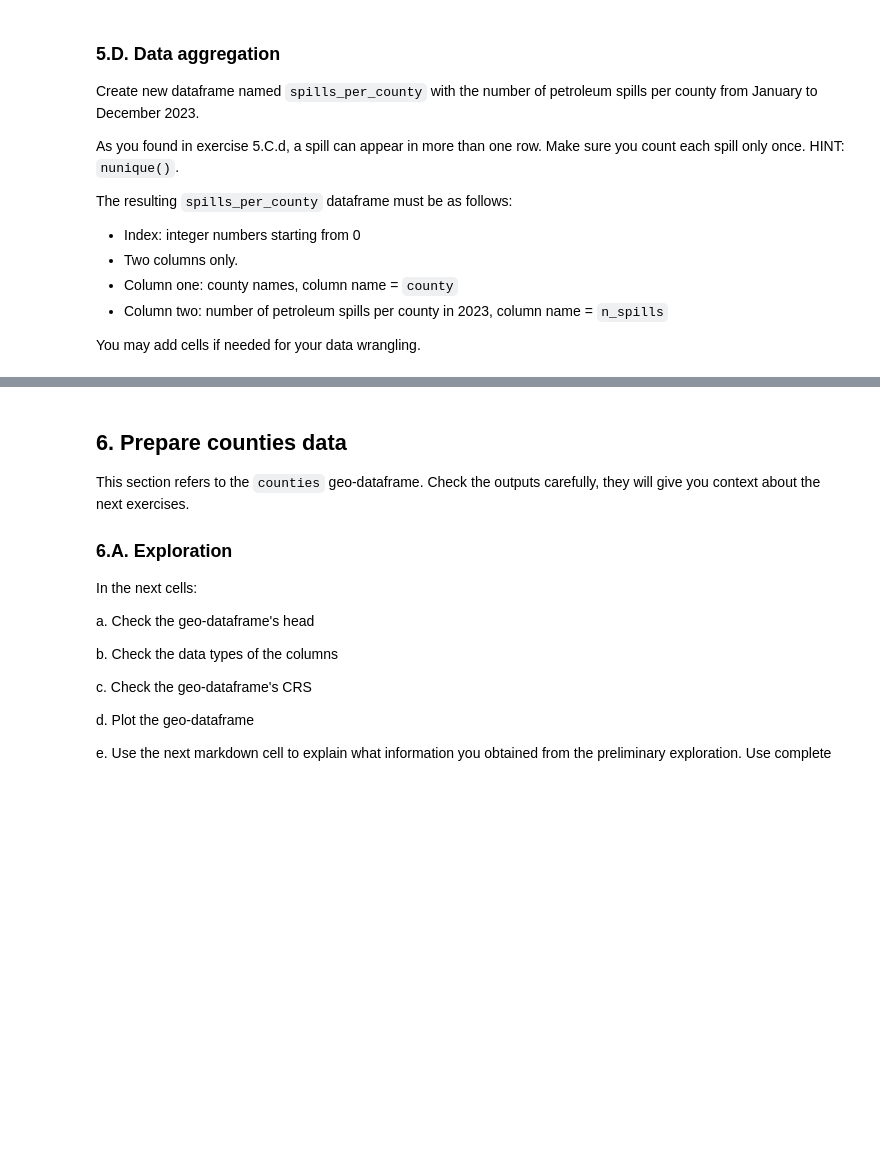
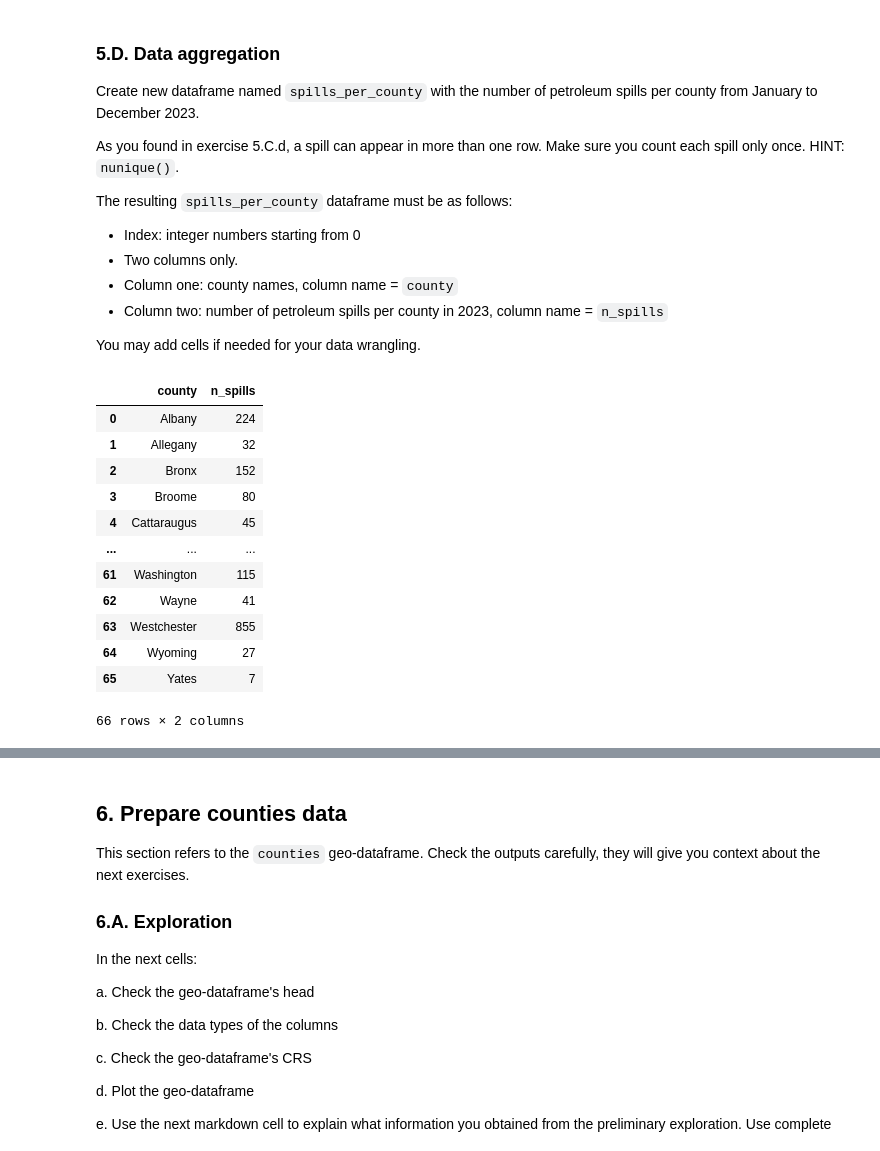
Before and after one commit to michaeladennis/eds220-hwk3, a Jupyter notebook: hwk3-task2-spills.ipynb, the cells around one changed output, grey strips where cells are left out. Drawn from its saved outputs; the diff is of its cells as text; code cells hidden in the pictures; blank space fills up the shorter version.

```diff
--- a/hwk3-task2-spills.ipynb
+++ b/hwk3-task2-spills.ipynb
@@ -278,3 +278,8 @@ IKJ:NL <!-- END QUESTION -->
 ### 5.C. Data selection
 
 a. Select data about petroleum spills that took place between January 1 and December 31, 2023 (including both dates). Store it in a variable named `petr_23`. The data selection should occur in a single line. You may add cells as needed.
+# %%
+# index to the `material_family` column to filter to just `Petroleum` spills and save to a new variable
+petroleum = spills[spills['material_family'] == ('Petroleum')]
+# filter to dats just between Jan 1, 2023 and Dec 31, 2023 using booleans
+petr_23 = petroleum[(petroleum['spill_date'] >= '2023-01-01') & (petroleum['spill_date'] <= '2023-12-31')]
@@ -322,2 +342,23 @@ spills_per_county = ...
+# %%
+spills_per_county = petr_23.groupby('county')['spill_number'].nunique()
+spills_per_county = spills_per_county.reset_index()
+
+spills_per_county = spills_per_county.rename(columns={ 'county' : 'county',
+  'spill_number': 'n_spills'})
+spills_per_county
+# %% [output]
+|  | county | n_spills |
+| 0 | Albany | 224 |
+| 1 | Allegany | 32 |
+| 2 | Bronx | 152 |
+| 3 | Broome | 80 |
+| 4 | Cattaraugus | 45 |
+| ... | ... | ... |
+| 61 | Washington | 115 |
+| 62 | Wayne | 41 |
+| 63 | Westchester | 855 |
+| 64 | Wyoming | 27 |
+| 65 | Yates | 7 |
+66 rows × 2 columns
 # %%
 grader.check("q5d")
```
Also changed, not shown: parts of 10 cells of this notebook.
